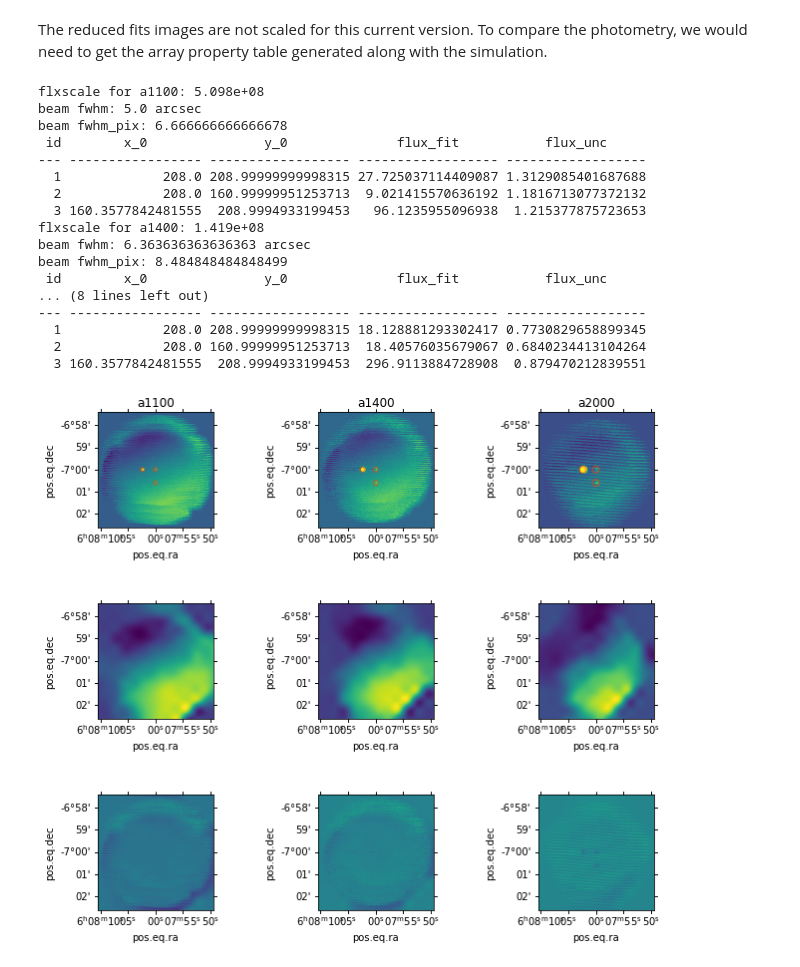
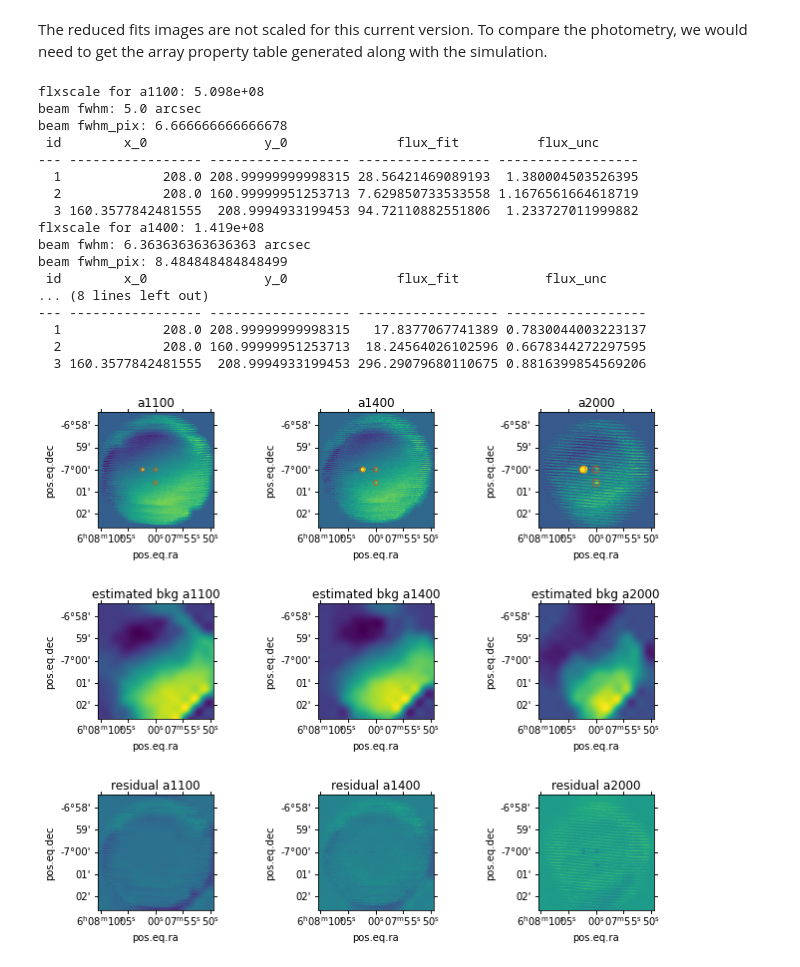
Before and after one commit to toltec-astro/tolteca_tutorials, a Jupyter notebook: _static/tolteca_reduce/tolteca_reduce.ipynb, the cells around one changed output. Cells and saved outputs as stored; diff of their text form; code cells hidden in the pictures.

```diff
--- a/_static/tolteca_reduce/tolteca_reduce.ipynb
+++ b/_static/tolteca_reduce/tolteca_reduce.ipynb
@@ -810,39 +816,41 @@ for i, k in enumerate(['a1100', 'a1400', 'a2000']):
         fit_size += 1
     photometry = BasicPSFPhotometry(
                         group_maker=daogroup, bkg_estimator=mmm_bkg,
                         psf_model=psf_model,
                         fitter=LevMarLSQFitter(),
                         fitshape=(fit_size, fit_size))
 
     # the bkg is not uniform, so try to get an approximation of it and subtract
     sigma_clip = SigmaClip(sigma=3.)
     bkg = Background2D(data, (30, 30), filter_size=(3, 3),
                        sigma_clip=sigma_clip, bkg_estimator=mmm_bkg)
     ax = fig.add_subplot(3, 3, 3 + i + 1, projection=w)
     ax.imshow(bkg.background)
+    ax.set_title(f'estimated bkg {k}')
     catalog = photometry(
         image=data - bkg.background,
         init_guesses=xy)
     # plot residual
     ax = fig.add_subplot(3, 3, 6 + i + 1, projection=w)
     ax.imshow(photometry.get_residual_image())
     print(catalog[['id', 'x_0', 'y_0', 'flux_fit', 'flux_unc']])
+    ax.set_title(f'residual {k}')
 # %% [output]
 flxscale for a1100: 5.098e+08
 beam fwhm: 5.0 arcsec
 beam fwhm_pix: 6.666666666666678
- id        x_0               y_0              flux_fit           flux_unc
---- ----------------- ------------------ ------------------ ------------------
-  1             208.0 208.99999999998315 27.725037114409087 1.3129085401687688
-  2             208.0 160.99999951253713  9.021415570636192 1.1816713077372132
-  3 160.3577842481555  208.9994933199453   96.1235955096938  1.215377875723653
+ id        x_0               y_0              flux_fit          flux_unc
+--- ----------------- ------------------ ----------------- ------------------
+  1             208.0 208.99999999998315 28.56421469089193  1.380004503526395
+  2             208.0 160.99999951253713 7.629850733533558 1.1676561664618719
+  3 160.3577842481555  208.9994933199453 94.72110882551806  1.233727011999882
 flxscale for a1400: 1.419e+08
 beam fwhm: 6.363636363636363 arcsec
 beam fwhm_pix: 8.484848484848499
  id        x_0               y_0              flux_fit           flux_unc
 ... (8 lines left out)
 --- ----------------- ------------------ ------------------ ------------------
-  1             208.0 208.99999999998315 18.128881293302417 0.7730829658899345
-  2             208.0 160.99999951253713  18.40576035679067 0.6840234413104264
-  3 160.3577842481555  208.9994933199453  296.9113884728908  0.879470212839551
+  1             208.0 208.99999999998315   17.8377067741389 0.7830044003223137
+  2             208.0 160.99999951253713  18.24564026102596 0.6678344272297595
+  3 160.3577842481555  208.9994933199453 296.29079680110675 0.8816399854569206
-[figure, old version]
+[figure, new version]
```
Also changed, not shown: parts of 17 cells of this notebook, 11 other files.
